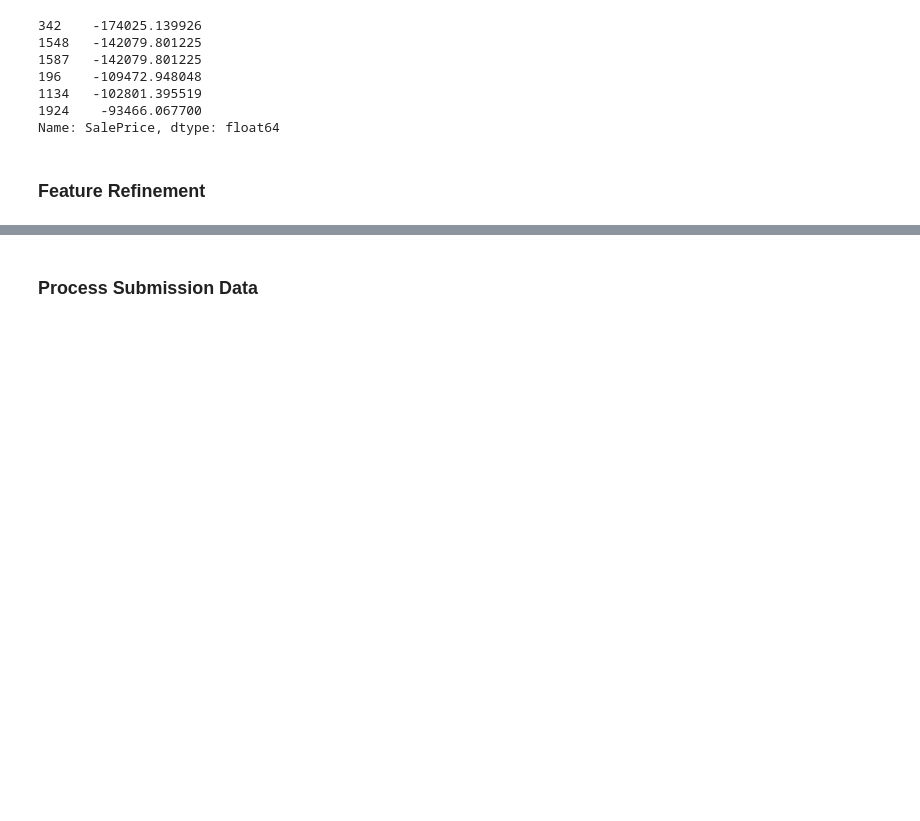
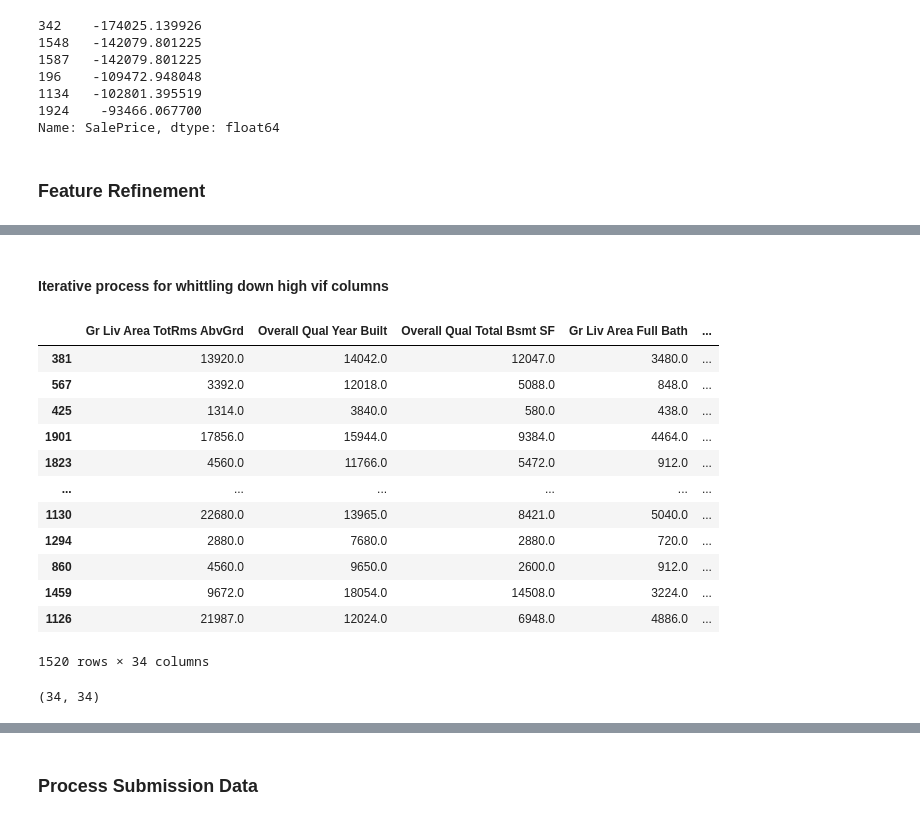
Before and after one commit to PaperArmada/home-price-prediction, a Jupyter notebook: code/02_Processing_Freshtake_2.ipynb, the cells around one changed output, grey strips where cells are left out. Cells and saved outputs as stored; diff of their text form; code cells hidden in the pictures; blank space fills up the shorter version.

```diff
--- a/code/02_Processing_Freshtake_2.ipynb
+++ b/code/02_Processing_Freshtake_2.ipynb
@@ -362,0 +295,23 @@ Index(['Gr Liv Area TotRms AbvGrd', 'Overall Qual Year Built',
+# %% [markdown]
+#### Iterative process for whittling down high vif columns
+# %%
+X_train_poly_drop = X_train_poly.drop(vif_remove, axis=1)
+X_train_poly_drop
+# %% [output]
+|  | Gr Liv Area TotRms AbvGrd | Overall Qual Year Built | Overall Qual Total Bsmt SF | Gr Liv Area Full Bath | ... |
+| 381 | 13920.0 | 14042.0 | 12047.0 | 3480.0 | ... |
+| 567 | 3392.0 | 12018.0 | 5088.0 | 848.0 | ... |
+| 425 | 1314.0 | 3840.0 | 580.0 | 438.0 | ... |
+| 1901 | 17856.0 | 15944.0 | 9384.0 | 4464.0 | ... |
+| 1823 | 4560.0 | 11766.0 | 5472.0 | 912.0 | ... |
+| ... | ... | ... | ... | ... | ... |
+| 1130 | 22680.0 | 13965.0 | 8421.0 | 5040.0 | ... |
+| 1294 | 2880.0 | 7680.0 | 2880.0 | 720.0 | ... |
+| 860 | 4560.0 | 9650.0 | 2600.0 | 912.0 | ... |
+| 1459 | 9672.0 | 18054.0 | 14508.0 | 3224.0 | ... |
+| 1126 | 21987.0 | 12024.0 | 6948.0 | 4886.0 | ... |
+1520 rows × 34 columns
+# %%
+len(X_train_poly_drop.values[0]), X_train_poly_drop.shape[1]
+# %% [output]
+(34, 34)
```
Also changed, not shown: parts of 32 cells of this notebook, 1 other file.
